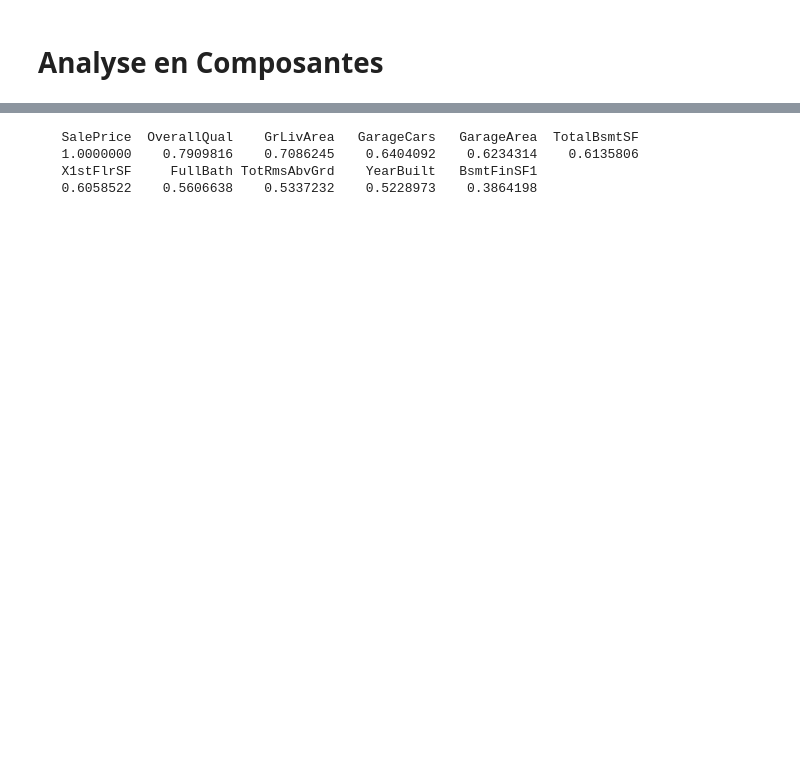
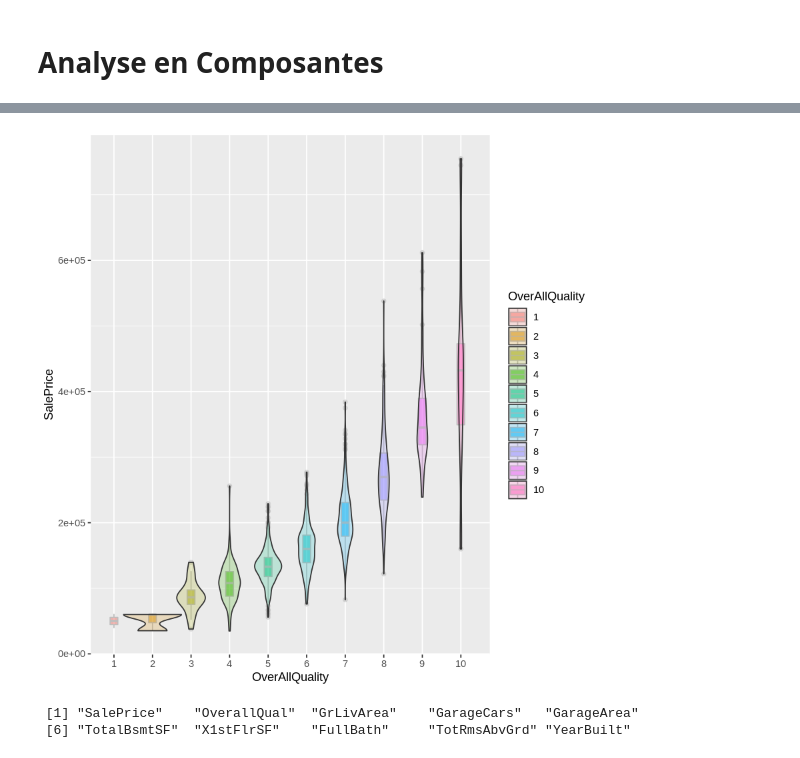
Before and after one commit to Simplon-IA-Bdx-1/house-prices-nico-pierre, a Jupyter notebook: S0_DataViz.ipynb, the cells around one changed output, grey strips where cells are left out. Drawn from its saved outputs; the diff is of its cells as text; code cells hidden in the pictures; blank space fills up the shorter version.

```diff
--- a/S0_DataViz.ipynb
+++ b/S0_DataViz.ipynb
@@ -62,0 +134,5 @@ ggplot(df_train, aes(x=df_train$OverallQual, y=df_train$SalePrice)) + geom_boxpl
+# %%
+OverAllQuality <- factor(df_train$OverallQual)
+SalePrice <- df_train$SalePrice
+ggplot(df_train, aes(x=OverAllQuality, y=SalePrice, fill=OverAllQuality)) + geom_boxplot(width=0.2, color="grey", alpha=0.5) + geom_violin(width=1.5, alpha=0.2)
+# %% [output]
@@ -63,11 +141,9 @@ ggplot(df_train, aes(x=df_train$OverallQual, y=df_train$SalePrice)) + geom_boxpl
+[figure, added]
 # %%
-top10 <- head(sorted_corr, 11)
-top10
+top10 <- head(sorted_corr, 10)
 # %% [output]
-   SalePrice  OverallQual    GrLivArea   GarageCars   GarageArea  TotalBsmtSF
-   1.0000000    0.7909816    0.7086245    0.6404092    0.6234314    0.6135806
-   X1stFlrSF     FullBath TotRmsAbvGrd    YearBuilt   BsmtFinSF1
-   0.6058522    0.5606638    0.5337232    0.5228973    0.3864198
+ [1] "SalePrice"    "OverallQual"  "GrLivArea"    "GarageCars"   "GarageArea"
+ [6] "TotalBsmtSF"  "X1stFlrSF"    "FullBath"     "TotRmsAbvGrd" "YearBuilt"
 # %%
 install.packages('psych')
 library(psych)
```
Also changed, not shown: parts of 14 cells of this notebook.
